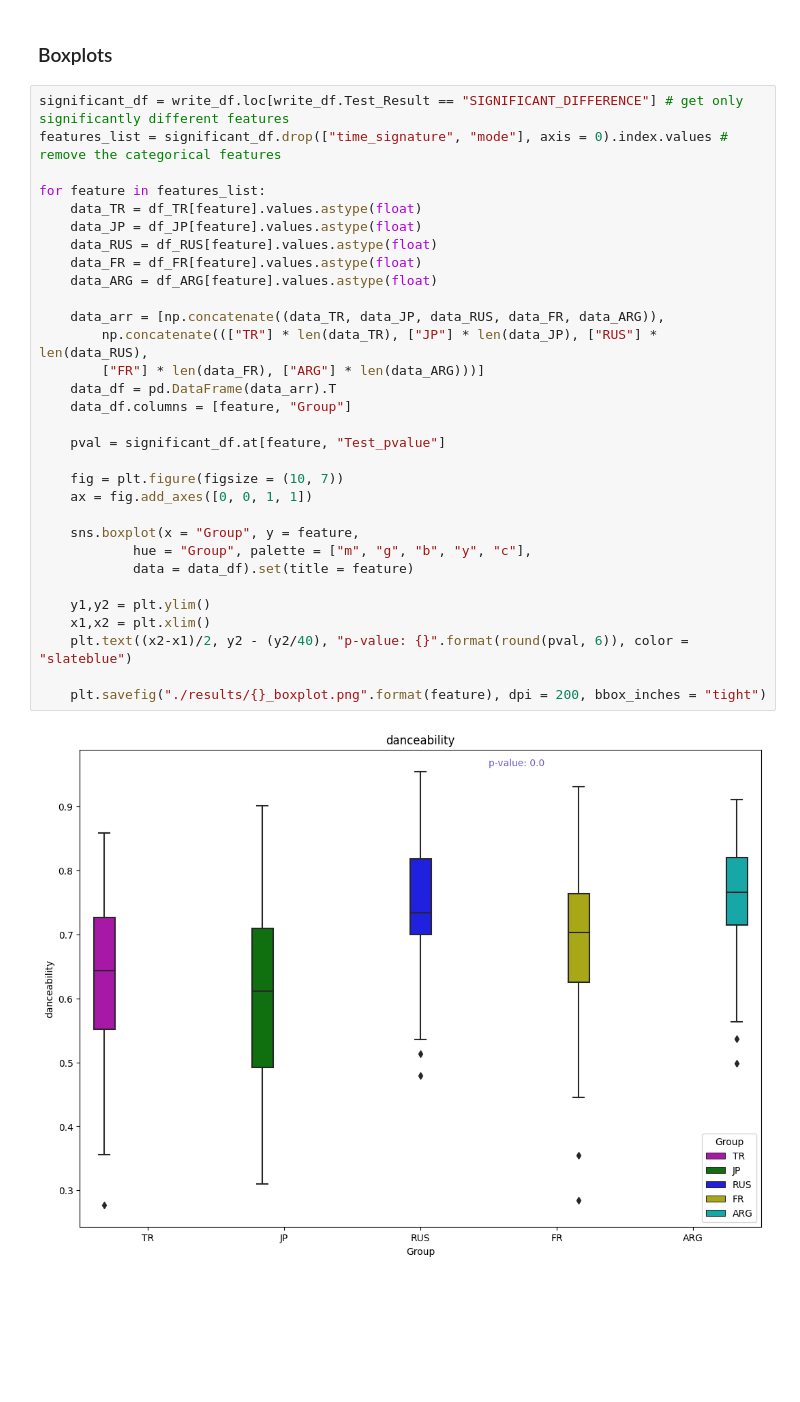
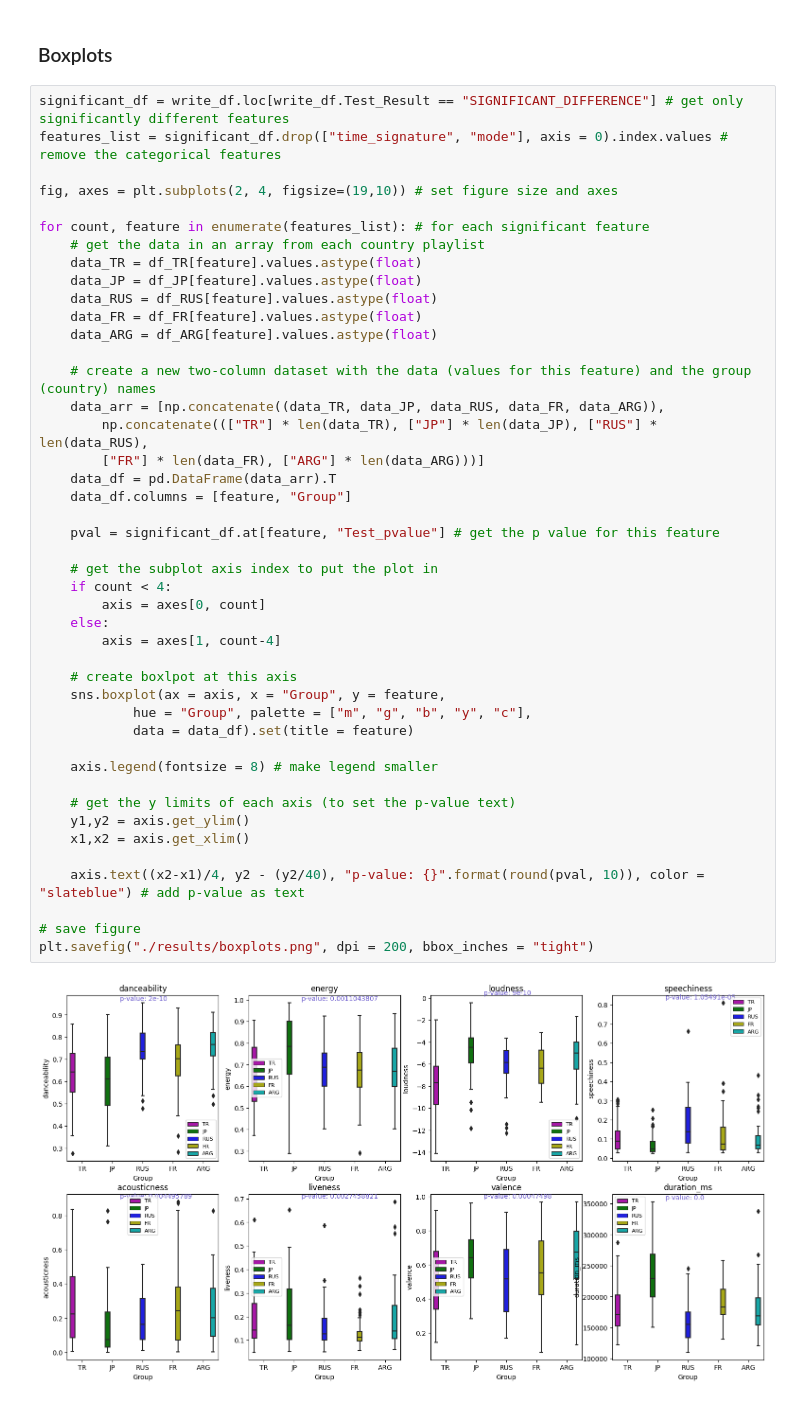
Before and after one commit to pinaronat/Spotify-Data-Analysis, a Jupyter notebook: spotify_analysis.ipynb, the cells around one changed output. Cells and saved outputs as stored; diff of their text form; blank space fills up the shorter version.

```diff
--- a/spotify_analysis.ipynb
+++ b/spotify_analysis.ipynb
@@ -283,33 +286,46 @@ write_df
 # %%
 significant_df = write_df.loc[write_df.Test_Result == "SIGNIFICANT_DIFFERENCE"] # get only significantly different features
 features_list = significant_df.drop(["time_signature", "mode"], axis = 0).index.values # remove the categorical features
 
-for feature in features_list:
+fig, axes = plt.subplots(2, 4, figsize=(19,10)) # set figure size and axes
+
+for count, feature in enumerate(features_list): # for each significant feature
+	# get the data in an array from each country playlist
 	data_TR = df_TR[feature].values.astype(float)
 	data_JP = df_JP[feature].values.astype(float)
 	data_RUS = df_RUS[feature].values.astype(float)
 	data_FR = df_FR[feature].values.astype(float)
 	data_ARG = df_ARG[feature].values.astype(float)
 
+	# create a new two-column dataset with the data (values for this feature) and the group (country) names
 	data_arr = [np.concatenate((data_TR, data_JP, data_RUS, data_FR, data_ARG)),
 		np.concatenate((["TR"] * len(data_TR), ["JP"] * len(data_JP), ["RUS"] * len(data_RUS),
 		["FR"] * len(data_FR), ["ARG"] * len(data_ARG)))]
 	data_df = pd.DataFrame(data_arr).T
 	data_df.columns = [feature, "Group"]
 
-	pval = significant_df.at[feature, "Test_pvalue"]
+	pval = significant_df.at[feature, "Test_pvalue"] # get the p value for this feature
 
-	fig = plt.figure(figsize = (10, 7))
-	ax = fig.add_axes([0, 0, 1, 1])
+	# get the subplot axis index to put the plot in
+	if count < 4:
+		axis = axes[0, count]
+	else:
+		axis = axes[1, count-4]
 
-	sns.boxplot(x = "Group", y = feature,
+	# create boxlpot at this axis
+	sns.boxplot(ax = axis, x = "Group", y = feature,
             hue = "Group", palette = ["m", "g", "b", "y", "c"],
             data = data_df).set(title = feature)
 
-	y1,y2 = plt.ylim()
-	x1,x2 = plt.xlim()
-	plt.text((x2-x1)/2, y2 - (y2/40), "p-value: {}".format(round(pval, 6)), color = "slateblue")
+	axis.legend(fontsize = 8) # make legend smaller
 
-	plt.savefig("./results/{}_boxplot.png".format(feature), dpi = 200, bbox_inches = "tight")
+	# get the y limits of each axis (to set the p-value text)
+	y1,y2 = axis.get_ylim()
+	x1,x2 = axis.get_xlim()
+
+	axis.text((x2-x1)/4, y2 - (y2/40), "p-value: {}".format(round(pval, 10)), color = "slateblue") # add p-value as text
+
+# save figure
+plt.savefig("./results/boxplots.png", dpi = 200, bbox_inches = "tight")
 # %% [output]
-[figure, old version]
+[figure, new version]
```
Also changed, not shown: parts of 6 cells of this notebook, 10 other files.
